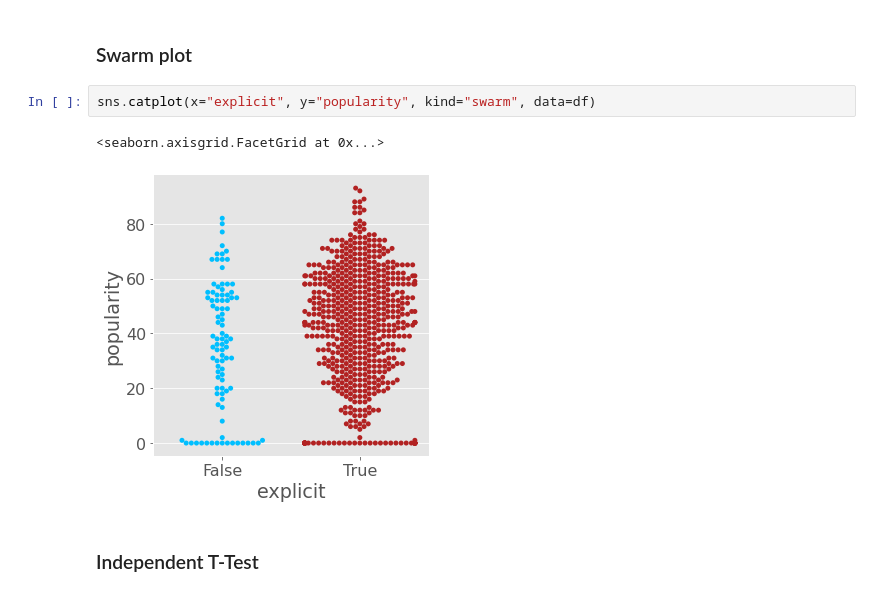
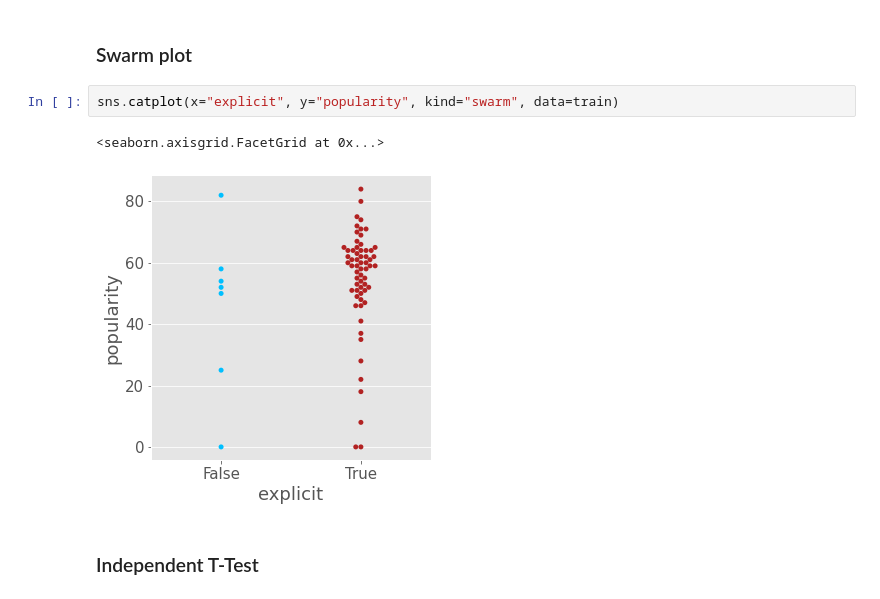
Before and after one commit to SpotiScryers/SpotiScry, a Jupyter notebook: kwame_explore.ipynb, the cells around one changed output. Cells and saved outputs as stored; diff of their text form.

```diff
--- a/kwame_explore.ipynb
+++ b/kwame_explore.ipynb
@@ -74,10 +74,10 @@ Index(['artist', 'album', 'track_name', 'track_id', 'danceability', 'energy',
 # %% [markdown]
 ### Swarm plot
 # %%
-sns.catplot(x="explicit", y="popularity", kind="swarm", data=df)
+sns.catplot(x="explicit", y="popularity", kind="swarm", data=train)
 # %% [output]
 <seaborn.axisgrid.FacetGrid at 0x...>
-[figure, old version]
+[figure, new version]
 # %% [markdown]
 ### Independent T-Test
 # %% [markdown]
```
Also changed, not shown: parts of 5 cells of this notebook.
